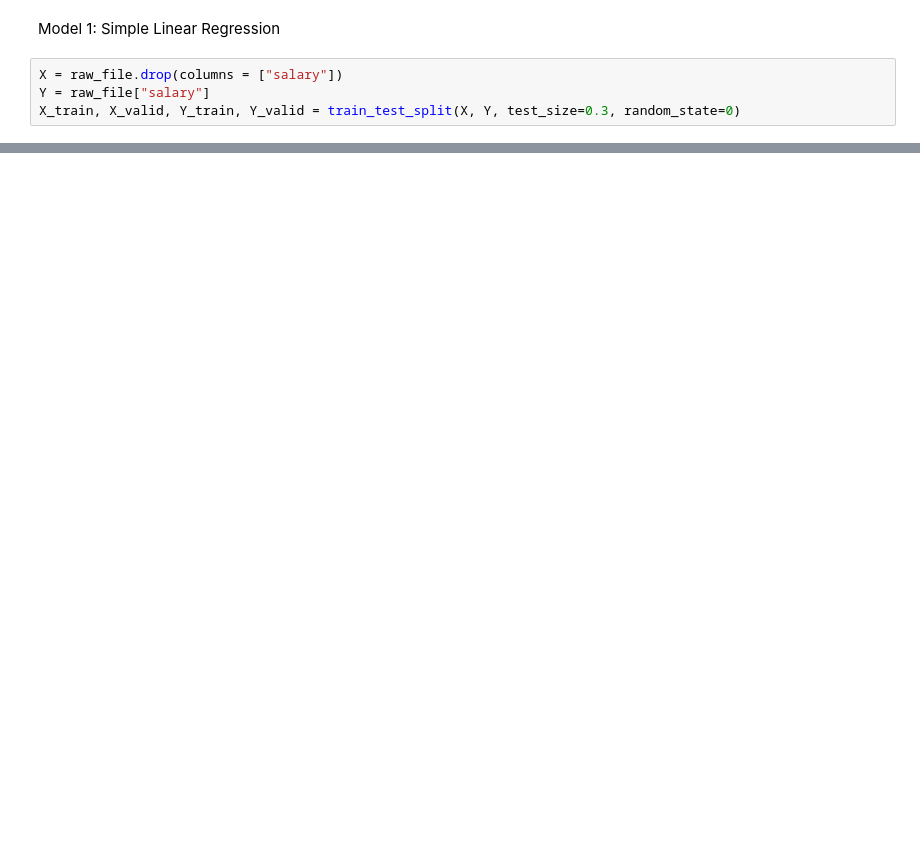
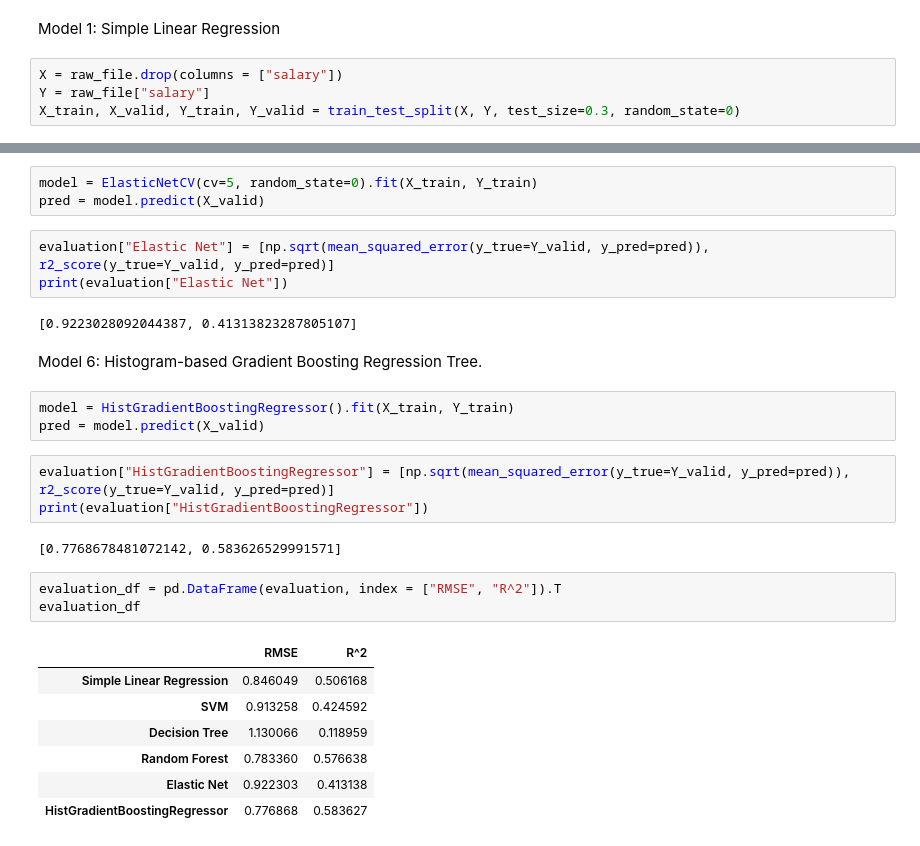
Before and after one commit to Gerriy/MSBD5001-Project, a Jupyter notebook: Analysis.ipynb, the cells around one changed output, grey strips where cells are left out. Saved outputs shown, nothing was run; the diff lists cells and outputs as text; blank space fills up the shorter version.

```diff
--- a/Analysis.ipynb
+++ b/Analysis.ipynb
@@ -234,0 +289,29 @@ print(rmse_3)
+# %%
+model = ElasticNetCV(cv=5, random_state=0).fit(X_train, Y_train)
+pred = model.predict(X_valid)
+# %%
+evaluation["Elastic Net"] = [np.sqrt(mean_squared_error(y_true=Y_valid, y_pred=pred)), r2_score(y_true=Y_valid, y_pred=pred)]
+print(evaluation["Elastic Net"])
+# %% [output]
+[0.9223028092044387, 0.41313823287805107]
+# %% [markdown]
+Model 6: Histogram-based Gradient Boosting Regression Tree.
+# %%
+model = HistGradientBoostingRegressor().fit(X_train, Y_train)
+pred = model.predict(X_valid)
+# %%
+evaluation["HistGradientBoostingRegressor"] = [np.sqrt(mean_squared_error(y_true=Y_valid, y_pred=pred)), r2_score(y_true=Y_valid, y_pred=pred)]
+print(evaluation["HistGradientBoostingRegressor"])
+# %% [output]
+[0.7768678481072142, 0.583626529991571]
+# %%
+evaluation_df = pd.DataFrame(evaluation, index = ["RMSE", "R^2"]).T
+evaluation_df
+# %% [output]
+|  | RMSE | R^2 |
+| Simple Linear Regression | 0.846049 | 0.506168 |
+| SVM | 0.913258 | 0.424592 |
+| Decision Tree | 1.130066 | 0.118959 |
+| Random Forest | 0.783360 | 0.576638 |
+| Elastic Net | 0.922303 | 0.413138 |
+| HistGradientBoostingRegressor | 0.776868 | 0.583627 |
```
Also changed, not shown: parts of 22 cells of this notebook.
